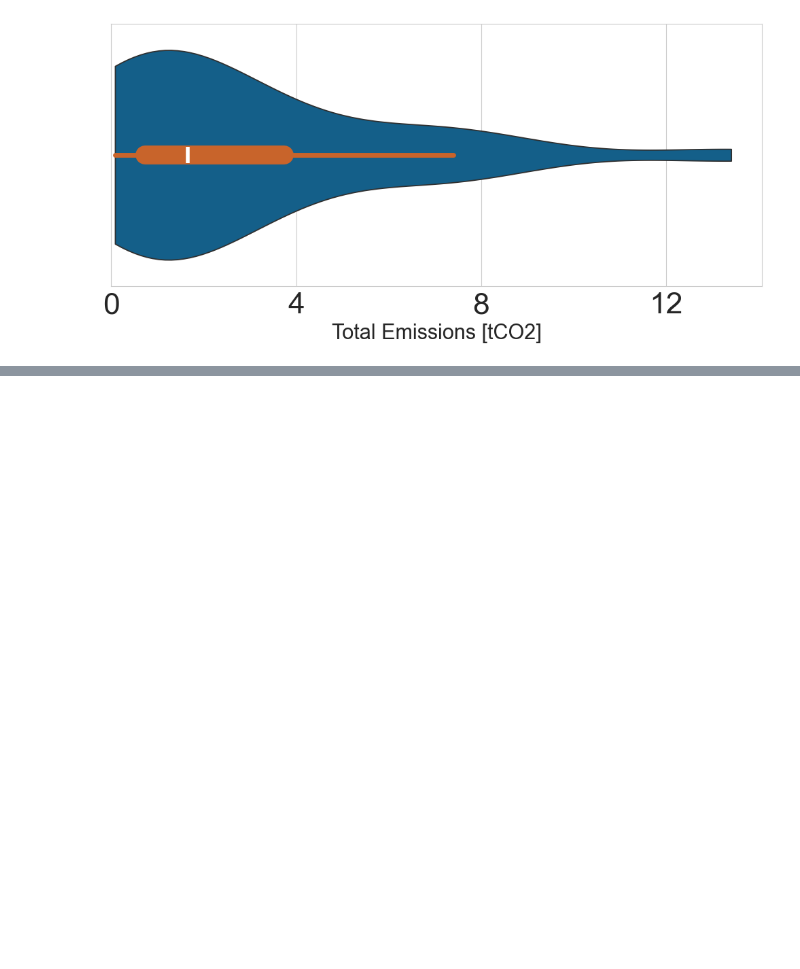
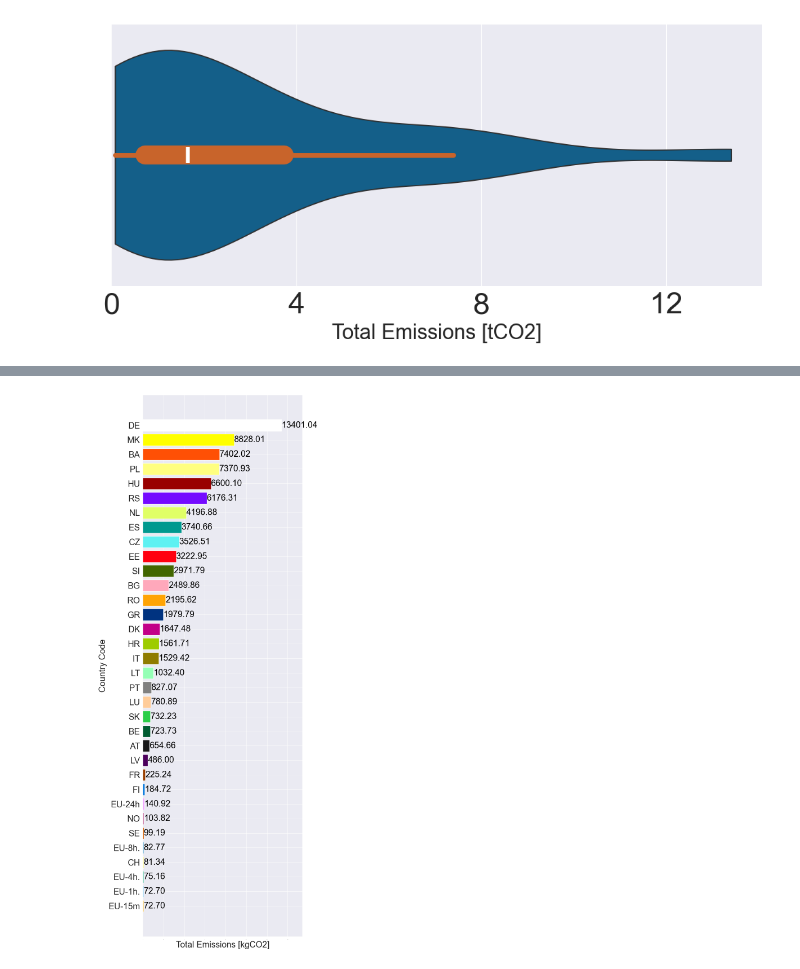
Before and after one commit to Radu-Nicolae/opendc-m3sa, a Jupyter notebook: exp3/exp3-plots.ipynb, the cells around one changed output, grey strips where cells are left out. Cells and saved outputs as stored; diff of their text form; code cells hidden in the pictures; blank space fills up the shorter version.

```diff
--- a/exp3/exp3-plots.ipynb
+++ b/exp3/exp3-plots.ipynb
@@ -170,0 +186,35 @@ plt.savefig("exp3-lowest-8-emissions.pdf")
+# %%
+sorted_all_models = []
+
+for metamodel in all_metamodels:
+    sorted_all_models.append((metamodel.country_code, metamodel.total_emissions))
+
+sorted_all_models.sort(key=lambda x: x[1])
+# %%
+countries = [x[0] for x in sorted_all_models]
+
+# countries.append("EU-8h")
+# countries.append("EU-15m")
+# countries.append("EU-4h")
+# countries.append("EU-1h")
+# countries.append("EU-24h")
+
+emissions = [x[1]*1e3 for x in sorted_all_models]
+# %%
+plt.figure(figsize=(8, 20))
+colors = colorblind_friendly_colors[:len(countries)]
+bars = plt.barh(countries, emissions, color=colors)
+
+plt.xlabel('Total Emissions [kgCO2]', fontsize=22)
+plt.xlim(0, max(emissions) * 1.15)
+plt.yticks(fontsize=22)  # Adjusted for better visibility and fit
+plt.ylabel('Country Code', fontsize=22)
+plt.xticks(fontsize=0)  # Adjusted
+
+for bar, emission in zip(bars, emissions):
+    plt.text(bar.get_width(), bar.get_y() + bar.get_height()/2, f'{emission:.2f}', va='center', ha='left', fontsize=22, color='black')
+
+plt.tight_layout()
+plt.savefig("exp3-all-total-emissions.pdf")
+# %% [output]
+[figure, added]
```
Also changed, not shown: parts of 10 cells of this notebook, 4 other files.
